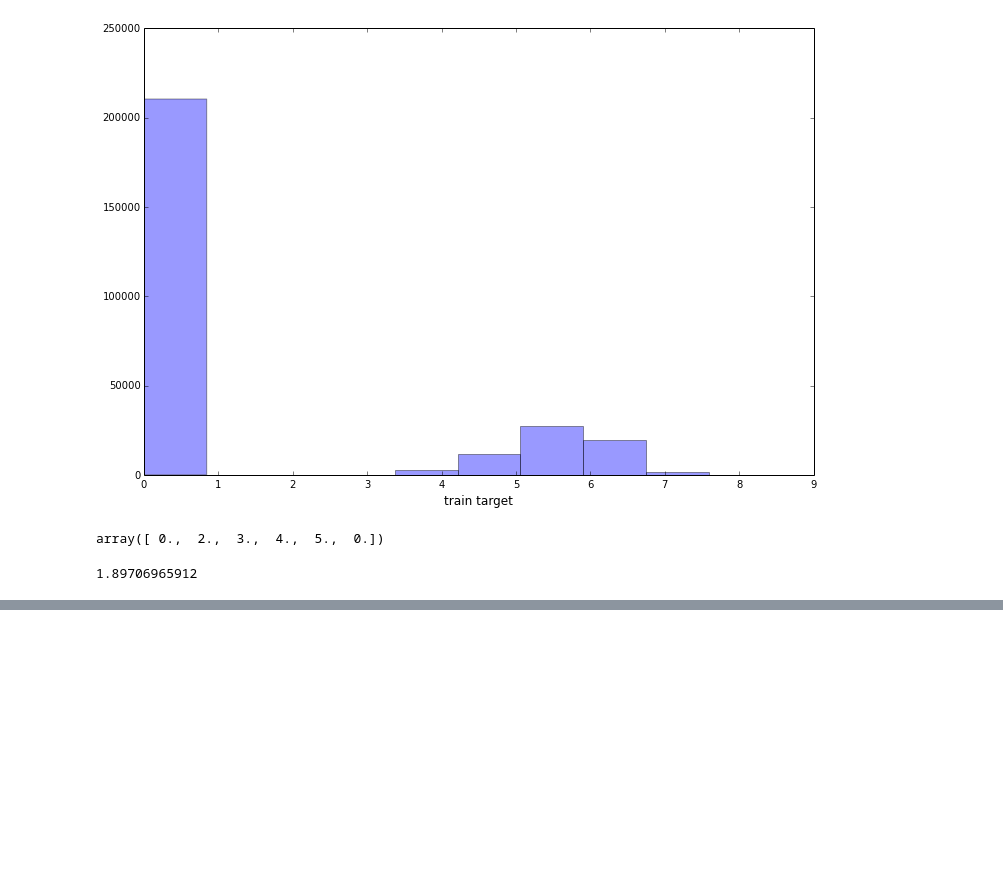
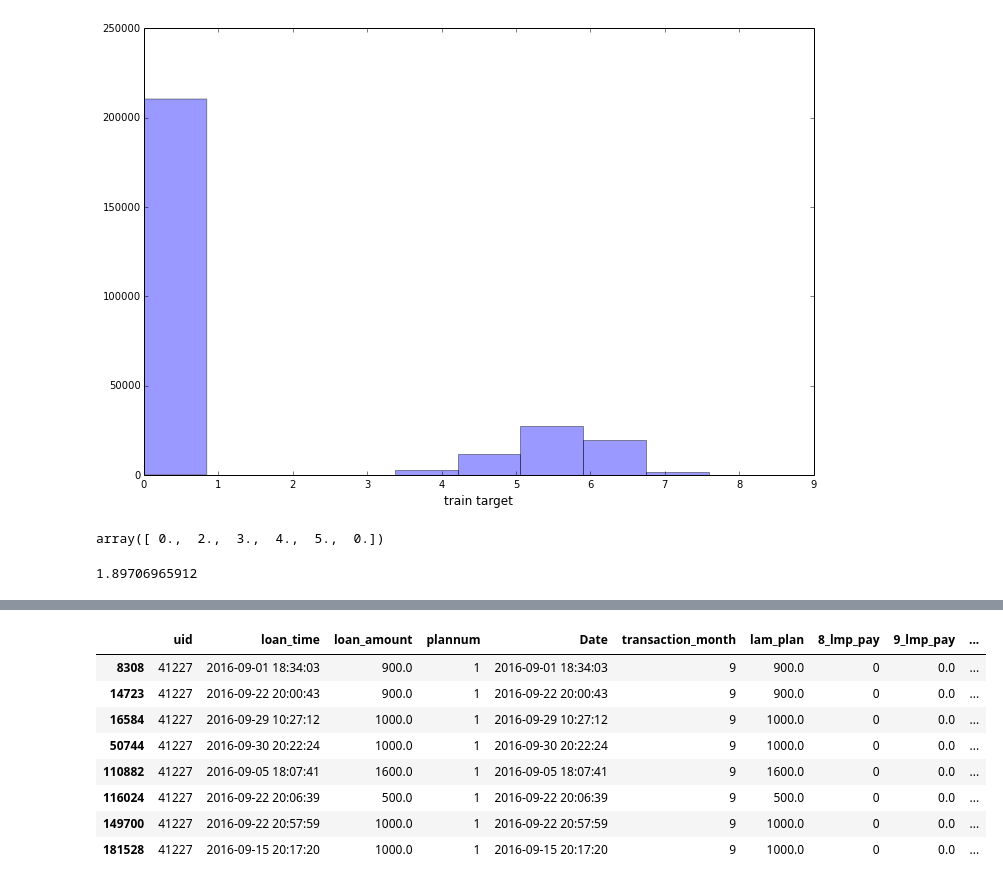
Before and after one commit to YulinGUO/LoanForecasting, a Jupyter notebook: pys/load.ipynb, the cells around one changed output, grey strips where cells are left out. Cells and saved outputs as stored; diff of their text form; code cells hidden in the pictures; blank space fills up the shorter version.

```diff
--- a/pys/load.ipynb
+++ b/pys/load.ipynb
@@ -412,0 +479,12 @@ sub.to_csv('../output/' +"subByLgbXgbAvg{}.csv".format(word), index=False)
+# %%
+loans[(loans.uid==41227) & (loans.transaction_month==9)]
+# %% [output]
+|  | uid | loan_time | loan_amount | plannum | Date | transaction_month | lam_plan | 8_lmp_pay | 9_lmp_pay | ... |
+| 8308 | 41227 | 2016-09-01 18:34:03 | 900.0 | 1 | 2016-09-01 18:34:03 | 9 | 900.0 | 0 | 0.0 | ... |
+| 14723 | 41227 | 2016-09-22 20:00:43 | 900.0 | 1 | 2016-09-22 20:00:43 | 9 | 900.0 | 0 | 0.0 | ... |
+| 16584 | 41227 | 2016-09-29 10:27:12 | 1000.0 | 1 | 2016-09-29 10:27:12 | 9 | 1000.0 | 0 | 0.0 | ... |
+| 50744 | 41227 | 2016-09-30 20:22:24 | 1000.0 | 1 | 2016-09-30 20:22:24 | 9 | 1000.0 | 0 | 0.0 | ... |
+| 110882 | 41227 | 2016-09-05 18:07:41 | 1600.0 | 1 | 2016-09-05 18:07:41 | 9 | 1600.0 | 0 | 0.0 | ... |
+| 116024 | 41227 | 2016-09-22 20:06:39 | 500.0 | 1 | 2016-09-22 20:06:39 | 9 | 500.0 | 0 | 0.0 | ... |
+| 149700 | 41227 | 2016-09-22 20:57:59 | 1000.0 | 1 | 2016-09-22 20:57:59 | 9 | 1000.0 | 0 | 0.0 | ... |
+| 181528 | 41227 | 2016-09-15 20:17:20 | 1000.0 | 1 | 2016-09-15 20:17:20 | 9 | 1000.0 | 0 | 0.0 | ... |
```
Also changed, not shown: parts of 10 cells of this notebook, 2 other files.
